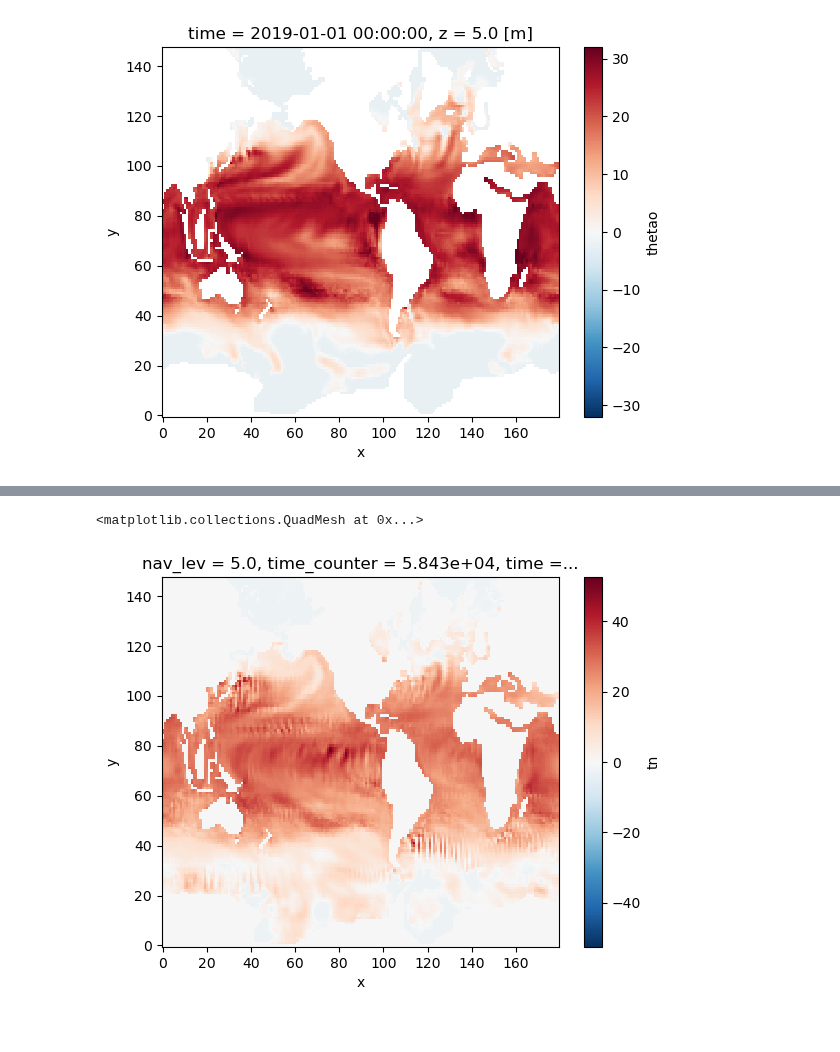
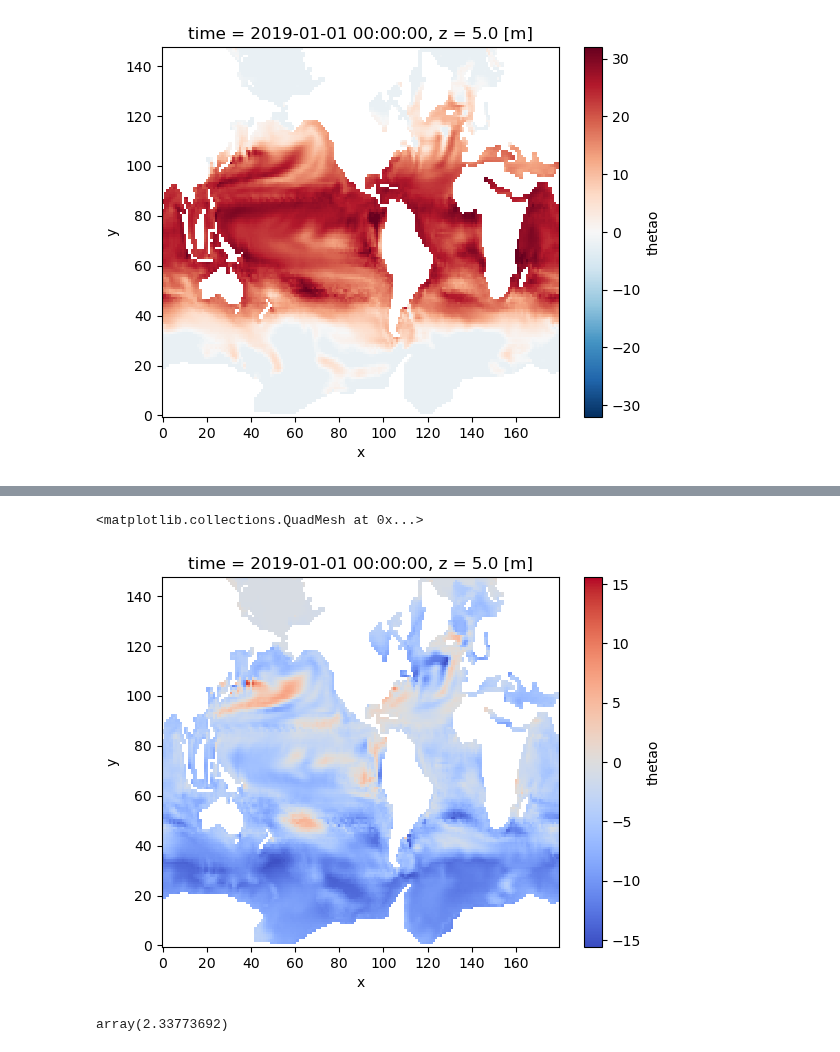
Before and after one commit to asozza/stece, a Jupyter notebook: osprey/notebooks/test_EOF_def.ipynb, the cells around one changed output, grey strips where cells are left out. Saved outputs shown, nothing was run; the diff lists cells and outputs as text; code cells hidden in the pictures.

```diff
--- a/osprey/notebooks/test_EOF_def.ipynb
+++ b/osprey/notebooks/test_EOF_def.ipynb
@@ -329,5 +128,5 @@ Attributes:
-# %%
-rdata1['tn'].isel(time_counter=0,nav_lev=0,time=0,z=0).plot()
-# %% [output]
-<matplotlib.collections.QuadMesh at 0x...>
-[figure, removed]
+# %%
+delta1.isel(z=0).plot(cmap=plt.cm.coolwarm)
+# %% [output]
+<matplotlib.collections.QuadMesh at 0x...>
+[figure, added]
@@ -333,0 +136,4 @@ rdata1['tn'].isel(time_counter=0,nav_lev=0,time=0,z=0).plot()
+# %%
+((mse)**0.5).values
+# %% [output]
+array(2.33773692)
```
Also changed, not shown: parts of 26 cells of this notebook, 3 other files.
